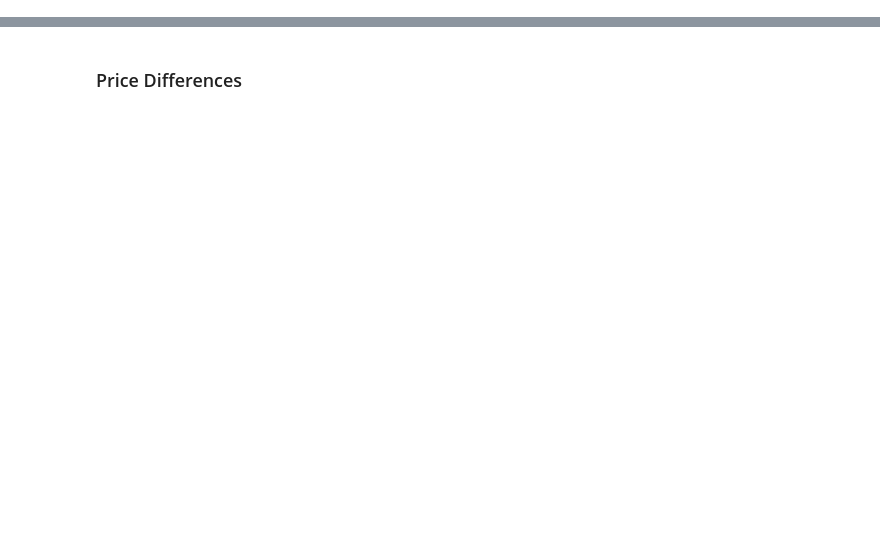
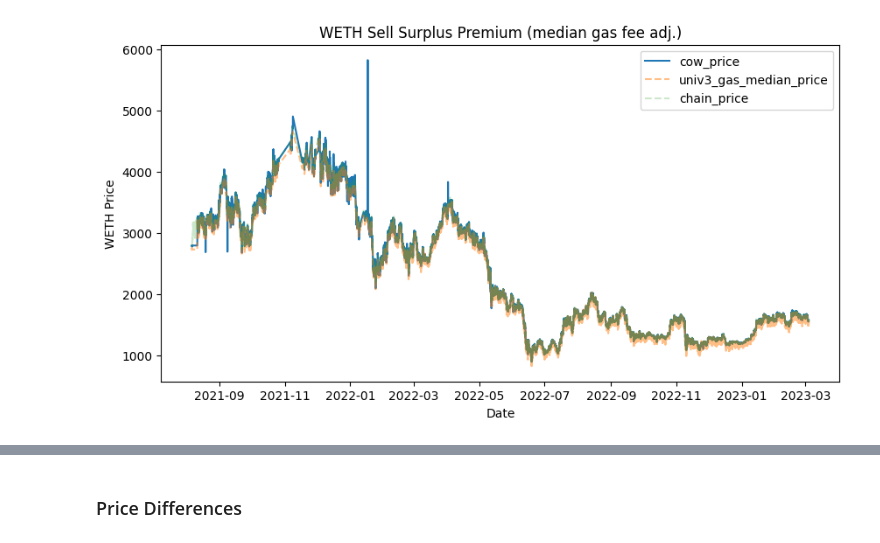
Before and after one commit to mohammed7s/Feedlot, a Jupyter notebook: pipeline/data_analysis.ipynb, the cells around one changed output, grey strips where cells are left out. Saved outputs shown, nothing was run; the diff lists cells and outputs as text; code cells hidden in the pictures; blank space fills up the shorter version.

Commit message:
add price charts, reorg pipelie files

```diff
--- a/pipeline/data_analysis.ipynb
+++ b/pipeline/data_analysis.ipynb
@@ -63,6 +85,6 @@ reindexed_df = execution_prices_pd.reset_index()
 # %%
 reindexed_price_df = reindexed_df[[
-    'timestamp',                            # timestamp
+    'trades_timestamp',                     # timestamp
     'trades_sell_buy_ratio',                # cow price
     'swaps_amountOut_amountIn_ratio',       # univ3 price
     'prices_price',                         # chain price
@@ -92,6 +114,11 @@ reindexed_price_df['transaction_gas_fee_median_usd'] = reindexed_price_df['trans
 # filter trade directions
 buy_WETH_df = reindexed_price_df[reindexed_price_df['buy_WETH'] == True]
 sell_WETH_df = reindexed_price_df[reindexed_price_df['buy_WETH'] == False]
+# %%
+# filter for outliers if transaction_gas_fee_one_hop_usd > $200 usd value. Outliers exist because the median value is an imperfect heuristic.
+# the median value skews the outliers. More details in the report
+buy_WETH_df = buy_WETH_df[buy_WETH_df['transaction_gas_fee_median_usd'] < 100]
+sell_WETH_df = sell_WETH_df[sell_WETH_df['transaction_gas_fee_median_usd'] < 100]
 # %%
 # single hop gas adjusted prices
 buy_WETH_df.loc[:, 'univ3_gas_single_hop_price'] = buy_WETH_df.loc[:, 'univ3_price'] + buy_WETH_df.loc[:, 'transaction_gas_fee_one_hop_usd']
@@ -100,7 +127,3 @@ sell_WETH_df.loc[:, 'univ3_gas_single_hop_price'] = sell_WETH_df.loc[:, 'univ3_p
 # add new price values that add the gas cost
 buy_WETH_df.loc[:, 'univ3_gas_median_price'] = buy_WETH_df.loc[:, 'univ3_price'] + buy_WETH_df.loc[:, 'transaction_gas_fee_median_usd']
 sell_WETH_df.loc[:, 'univ3_gas_median_price'] = sell_WETH_df.loc[:, 'univ3_price'] - sell_WETH_df.loc[:, 'transaction_gas_fee_median_usd']
-# %%
-# do a heuristic filter to remove some incorectly calculated outlier data. If transaction_gas_fee_one_hop_usd is greater than 250, then remove it
-buy_WETH_df = buy_WETH_df[buy_WETH_df['transaction_gas_fee_median_usd'] < 200]
-sell_WETH_df = sell_WETH_df[sell_WETH_df['transaction_gas_fee_median_usd'] < 200]
@@ -109,4 +130,4 @@ sell_WETH_df
 # %%
 # convert index to datetime format
-sell_WETH_df.timestamp = pd.to_datetime(sell_WETH_df.timestamp, utc=True, unit='s')
-buy_WETH_df.timestamp = pd.to_datetime(buy_WETH_df.timestamp, utc=True, unit='s')
+sell_WETH_df.loc[:, 'timestamp'] = pd.to_datetime(sell_WETH_df.timestamp, utc=True, unit='s')
+buy_WETH_df.loc[:, 'timestamp'] = pd.to_datetime(buy_WETH_df.timestamp, utc=True, unit='s')
@@ -127,0 +140,17 @@ print(f'first valid index is: {first_valid_index_buy}')
+# %%
+# plot prices on y axis and timestamp on x axis
+fig, ax = plt.subplots(figsize=(10, 5))
+ax.plot(sell_WETH_df['timestamp'], sell_WETH_df['cow_price'], label='cow_price')
+ax.plot(sell_WETH_df['timestamp'], sell_WETH_df['univ3_gas_median_price'], '--', alpha=.5, label='univ3_gas_median_price')
+ax.plot(sell_WETH_df['timestamp'], sell_WETH_df['chain_price'], '--', alpha=.25, label='chain_price')
+
+plt.title("WETH Sell Surplus Premium (median gas fee adj.)")
+plt.xlabel('Date')
+plt.ylabel('WETH Price')
+plt.legend()
+plt.show();
+
+# save plot
+fig.savefig('../report/diagrams/WETH_sell_surplus_premium_median_gas_fee_adj.png')
+# %% [output]
+[figure, added]
```
Also changed, not shown: parts of 26 cells of this notebook, 14 other files.
